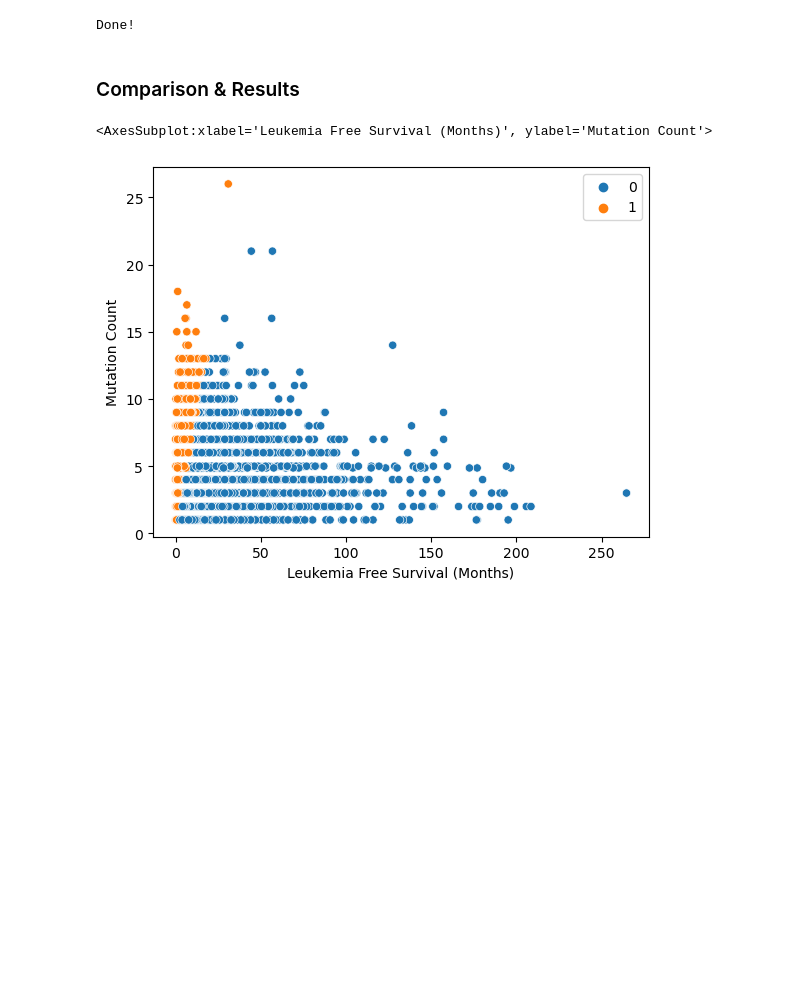
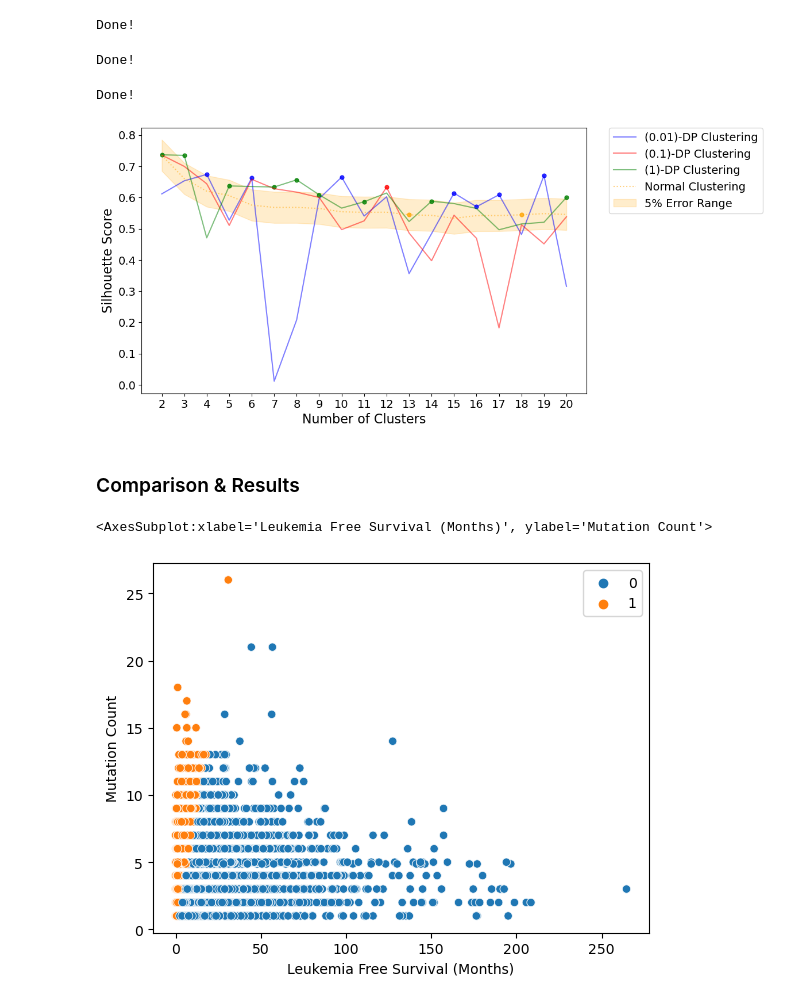
Before and after one commit to Kekkodf/Master-Thesis, a Jupyter notebook: Code/DP_Notebook.ipynb, the cells around one changed output. Drawn from its saved outputs; the diff is of its cells as text; code cells hidden in the pictures; blank space fills up the shorter version.

```diff
--- a/Code/DP_Notebook.ipynb
+++ b/Code/DP_Notebook.ipynb
@@ -461,6 +506,86 @@ for k in K:
 print('Done!')
 # %% [output]
 Done!
+# %%
+K = range(2, 21)
+fits_dp_1 = []
+score_dp_1 = []
+
+for k in K:
+    # train the model for current value of k on training data
+    model = dpKMeans(epsilon=0.1,n_clusters = k, random_state = 0, bounds=bounds).fit(X_train_norm)
+
+    # append the model to fits
+    fits_dp_1.append(model)
+
+    # Append the silhouette score to scores
+    score_dp_1.append(silhouette_score(X_train_norm, model.labels_, metric='euclidean'))
+
+print('Done!')
+# %% [output]
+Done!
+# %%
+K = range(2, 21)
+fits_dp_2 = []
+score_dp_2 = []
+
+for k in K:
+    # train the model for current value of k on training data
+    model = dpKMeans(epsilon=1,n_clusters = k, random_state = 0, bounds=bounds).fit(X_train_norm)
+
+    # append the model to fits
+    fits_dp_2.append(model)
+
+    # Append the silhouette score to scores
+    score_dp_2.append(silhouette_score(X_train_norm, model.labels_, metric='euclidean'))
+
+print('Done!')
+# %% [output]
+Done!
+# %%
+#plot 2d graph with the silouhette score in score and in score_dp for the different values of k
+
+import matplotlib.pyplot as plt
+
+# Number of clusters
+num_clusters = list(range(2, 21))
+
+plt.figure(figsize=(10, 6))  # Adjust the figure size if needed
+
+# Plot silhouette scores
+plt.plot(num_clusters, score_dp_0, label='(0.01)-DP Clustering', color='blue', alpha=0.5)
+plt.plot(num_clusters, score_dp_1, label='(0.1)-DP Clustering', color='red', alpha=0.5)
+plt.plot(num_clusters, score_dp_2, label='(1)-DP Clustering', color='green', alpha=0.5)
+plt.plot(num_clusters, score, label='Normal Clustering', linestyle=':', color='orange', alpha=0.5)
+
+#draw a range of errors from the orange line of + 0.05 and -0.05
+plt.fill_between(num_clusters, np.array(score) - 0.05, np.array(score) + 0.05, color='orange', alpha=0.2, label='5% Error Range')
+
+#mark best model for each value of k
+for i in range(0, len(score_dp_0)):
+    maximum = max(score_dp_0[i], score_dp_1[i], score_dp_2[i], score[i])
+    if maximum == score_dp_0[i]:
+        plt.scatter(num_clusters[i], score_dp_0[i], color='blue', s=24, alpha=0.8)
+    elif maximum == score_dp_1[i]:
+        plt.scatter(num_clusters[i], score_dp_1[i], color='red', s=24, alpha=0.8)
+    elif maximum == score_dp_2[i]:
+        plt.scatter(num_clusters[i], score_dp_2[i], color='green', s=24, alpha=0.8)
+    else:
+        plt.scatter(num_clusters[i], score[i], color='orange', s=24, alpha=0.8)
+
+
+plt.xlabel('Number of Clusters', fontsize=16)
+plt.ylabel('Silhouette Score', fontsize=16)
+plt.xticks(num_clusters)
+
+#augment the xticks and yticks with the same color of the line
+plt.tick_params(axis='both', which='major', labelsize=14, colors='black')
+
+#plot the legent externally
+plt.legend(bbox_to_anchor=(1.05, 1), loc='upper left', borderaxespad=0., fontsize=14)
+plt.show()
+# %% [output]
+[figure, added]
 # %% [markdown]
 ### Comparison & Results
 # %%
```
Also changed, not shown: parts of 13 cells of this notebook, 7 other files.
